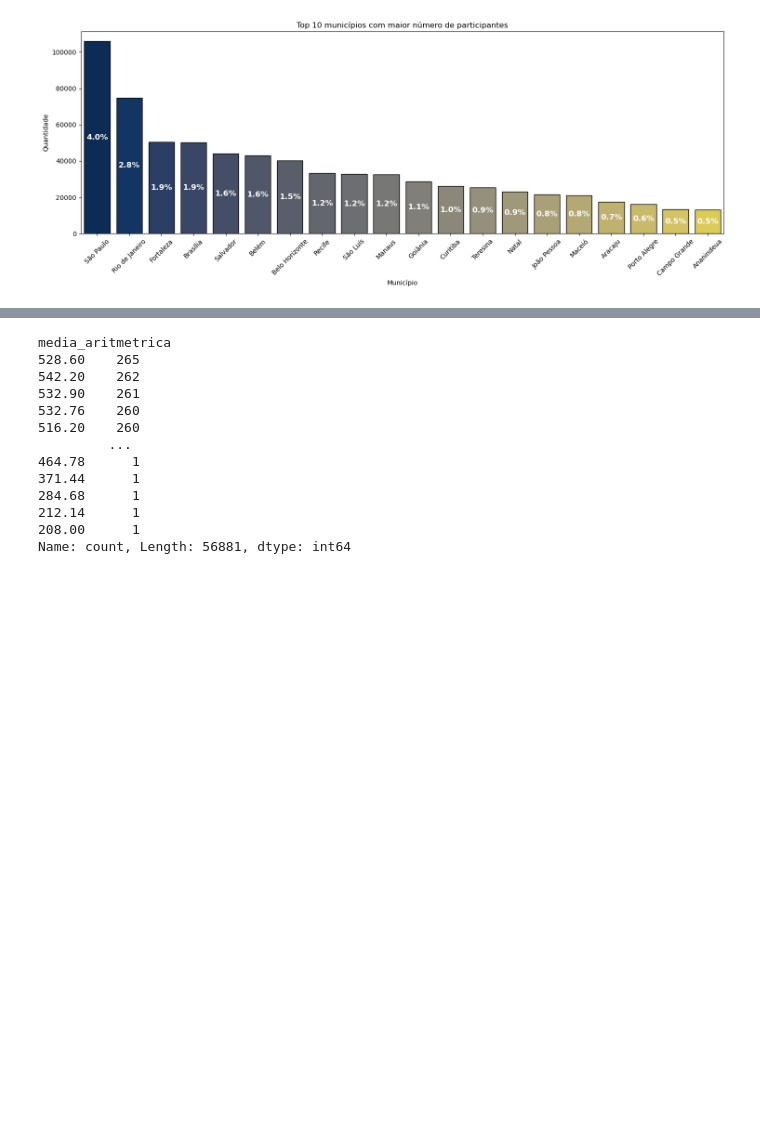
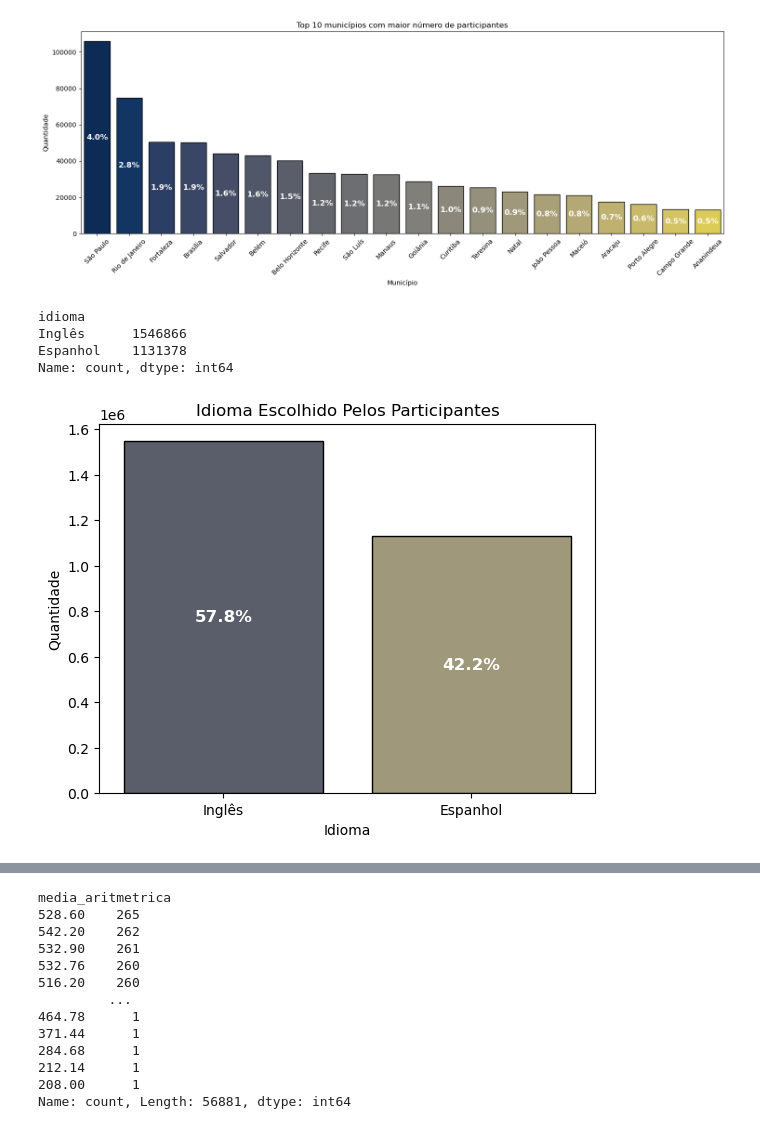
Before and after one commit to LucasArauj99/analise-enem-2023, a Jupyter notebook: analise_enem_2023.ipynb, the cells around one changed output, grey strips where cells are left out. Cells and saved outputs as stored; diff of their text form; code cells hidden in the pictures; blank space fills up the shorter version.

```diff
--- a/analise_enem_2023.ipynb
+++ b/analise_enem_2023.ipynb
@@ -391,3 +375,25 @@ Passing `palette` without assigning `hue` is deprecated and will be removed in v
 
   ax = sns.countplot(data=dados_top, x='municipio_prova', order=top_cidades, palette='cividis', edgecolor='black')
 [figure]
+# %%
+lingua = {
+    0: "Inglês",
+    1: "Espanhol"
+}
+dados['idioma'] = dados['tipo_lingua'].map(lingua)
+dados['idioma'].value_counts()
+# %% [output]
+idioma
+Inglês      1546866
+Espanhol    1131378
+Name: count, dtype: int64
+# %%
+ax = sns.countplot(data=dados, x='idioma',  hue='idioma', palette='cividis', edgecolor='black', legend=False)
+plot = Porcentagem(ax, total, 12)
+plot.centro()
+plt.title('Idioma Escolhido Pelos Participantes')
+plt.xlabel('Idioma')
+plt.ylabel('Quantidade')
+plt.show()
+# %% [output]
+[figure, added]
```
Also changed, not shown: parts of 29 cells of this notebook, 1 other file.
